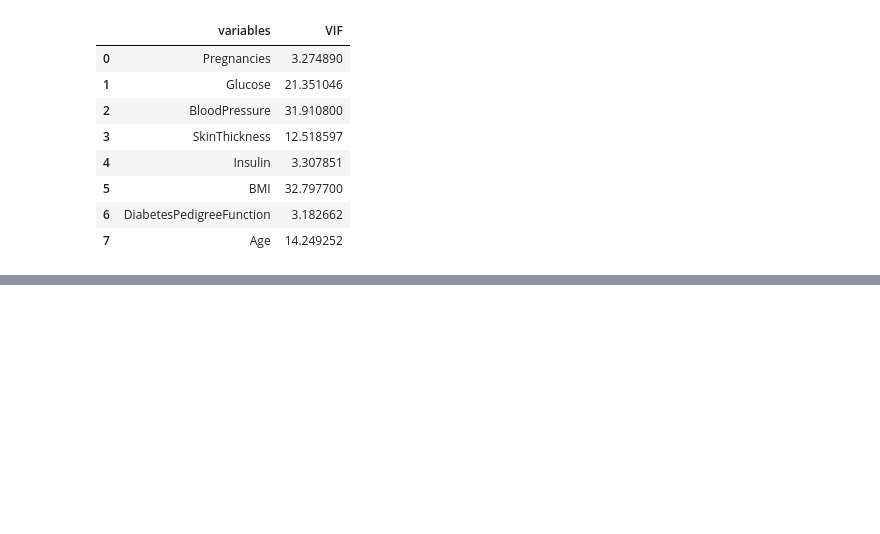
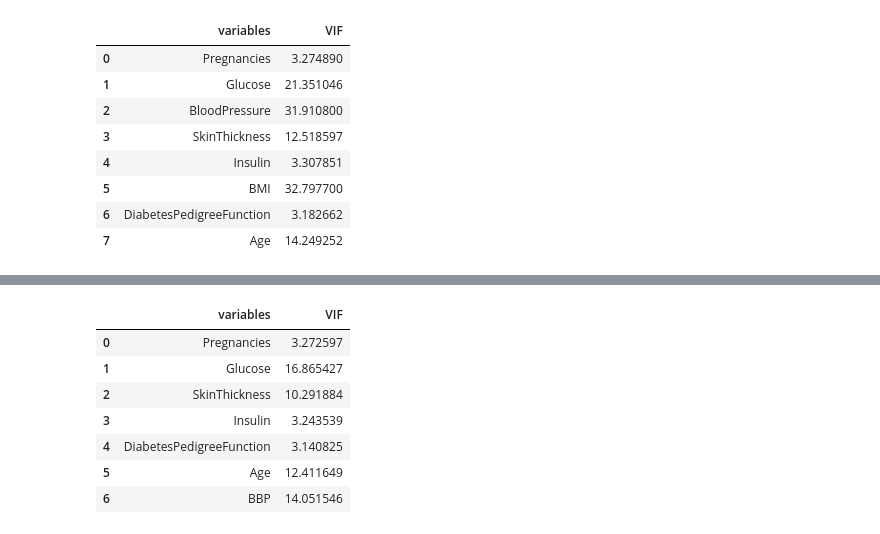
Before and after one commit to dajebbar/Diabetes-Classification, a Jupyter notebook: Multicollinearity_and_VIF.ipynb, the cells around one changed output, grey strips where cells are left out. Cells and saved outputs as stored; diff of their text form; code cells hidden in the pictures; blank space fills up the shorter version.

```diff
--- a/Multicollinearity_and_VIF.ipynb
+++ b/Multicollinearity_and_VIF.ipynb
@@ -143,0 +197,3 @@ In the above results, we remark that many features has a high vif. however Blood
+# %%
+data2 = data.copy()
+check_vif(data2)
@@ -143,0 +212,3 @@ In the above results, we remark that many features has a high vif. however Blood
+# %%
+data2['BBP'] = data2.apply(lambda x: x['BloodPressure'] * x['BMI'], axis=1)
+data2['BBP']
@@ -143,0 +228,12 @@ In the above results, we remark that many features has a high vif. however Blood
+# %%
+data2.drop(columns=['BloodPressure', 'BMI'], inplace=True)
+check_vif(data2)
+# %% [output]
+|  | variables | VIF |
+| 0 | Pregnancies | 3.272597 |
+| 1 | Glucose | 16.865427 |
+| 2 | SkinThickness | 10.291884 |
+| 3 | Insulin | 3.243539 |
+| 4 | DiabetesPedigreeFunction | 3.140825 |
+| 5 | Age | 12.411649 |
+| 6 | BBP | 14.051546 |
```
Also changed, not shown: parts of 12 cells of this notebook.
